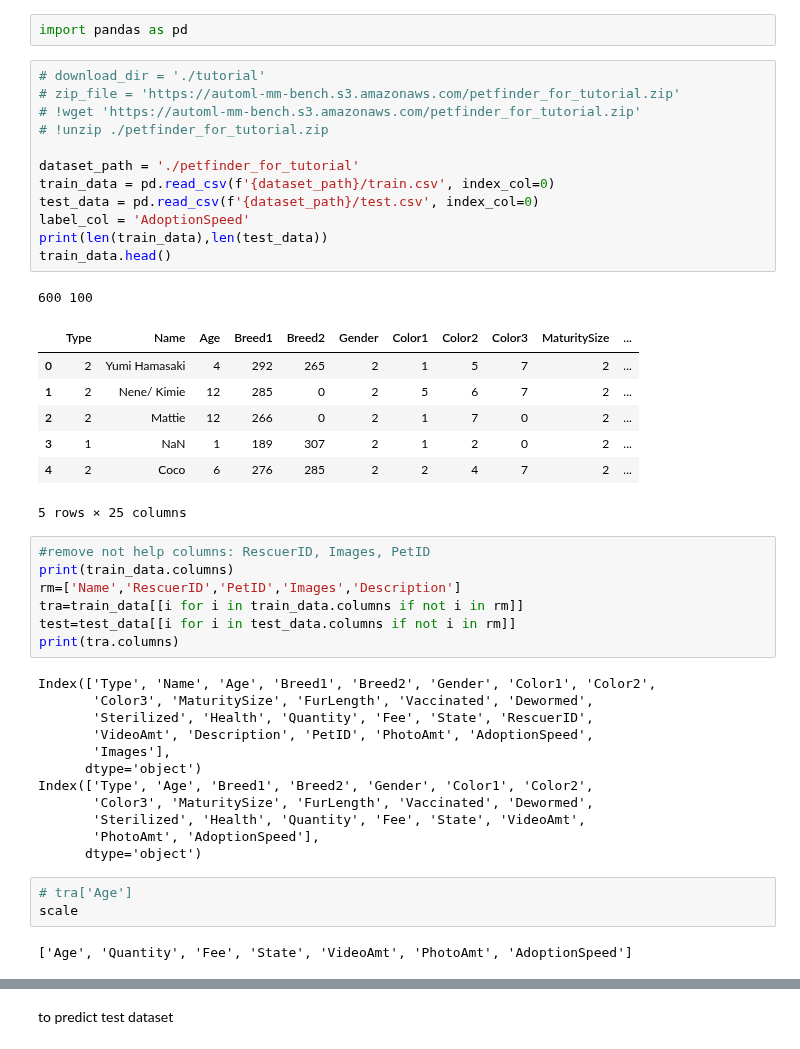
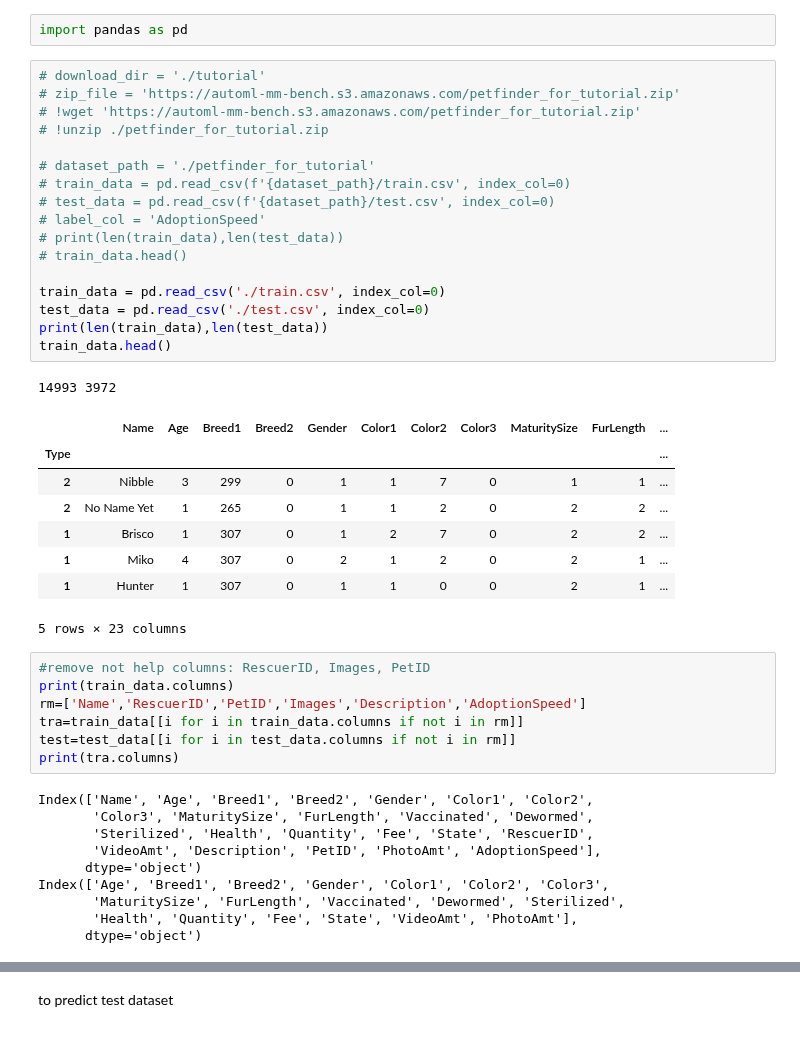
Before and after one commit to zhe0/prac, a Jupyter notebook: pyspark_clusteringOnNumericalAndVector.ipynb, the cells around one changed output, grey strips where cells are left out. Cells and saved outputs as stored; diff of their text form.

```diff
--- a/pyspark_clusteringOnNumericalAndVector.ipynb
+++ b/pyspark_clusteringOnNumericalAndVector.ipynb
@@ -111,48 +112,47 @@ import pandas as pd
 # %%
 # download_dir = './tutorial'
 # zip_file = 'https://automl-mm-bench.s3.amazonaws.com/petfinder_for_tutorial.zip'
 # !wget 'https://automl-mm-bench.s3.amazonaws.com/petfinder_for_tutorial.zip'
 # !unzip ./petfinder_for_tutorial.zip
 
-dataset_path = './petfinder_for_tutorial'
-train_data = pd.read_csv(f'{dataset_path}/train.csv', index_col=0)
-test_data = pd.read_csv(f'{dataset_path}/test.csv', index_col=0)
-label_col = 'AdoptionSpeed'
+# dataset_path = './petfinder_for_tutorial'
+# train_data = pd.read_csv(f'{dataset_path}/train.csv', index_col=0)
+# test_data = pd.read_csv(f'{dataset_path}/test.csv', index_col=0)
+# label_col = 'AdoptionSpeed'
+# print(len(train_data),len(test_data))
+# train_data.head()
+
+train_data = pd.read_csv('./train.csv', index_col=0)
+test_data = pd.read_csv('./test.csv', index_col=0)
 print(len(train_data),len(test_data))
 train_data.head()
 # %% [output]
-600 100
+14993 3972
-|  | Type | Name | Age | Breed1 | Breed2 | Gender | Color1 | Color2 | Color3 | MaturitySize | ... |
-| 0 | 2 | Yumi Hamasaki | 4 | 292 | 265 | 2 | 1 | 5 | 7 | 2 | ... |
-| 1 | 2 | Nene/ Kimie | 12 | 285 | 0 | 2 | 5 | 6 | 7 | 2 | ... |
-| 2 | 2 | Mattie | 12 | 266 | 0 | 2 | 1 | 7 | 0 | 2 | ... |
-| 3 | 1 | NaN | 1 | 189 | 307 | 2 | 1 | 2 | 0 | 2 | ... |
-| 4 | 2 | Coco | 6 | 276 | 285 | 2 | 2 | 4 | 7 | 2 | ... |
+|  | Name | Age | Breed1 | Breed2 | Gender | Color1 | Color2 | Color3 | MaturitySize | FurLength | ... |
+| Type |  |  |  |  |  |  |  |  |  |  | ... |
+| 2 | Nibble | 3 | 299 | 0 | 1 | 1 | 7 | 0 | 1 | 1 | ... |
+| 2 | No Name Yet | 1 | 265 | 0 | 1 | 1 | 2 | 0 | 2 | 2 | ... |
+| 1 | Brisco | 1 | 307 | 0 | 1 | 2 | 7 | 0 | 2 | 2 | ... |
+| 1 | Miko | 4 | 307 | 0 | 2 | 1 | 2 | 0 | 2 | 1 | ... |
+| 1 | Hunter | 1 | 307 | 0 | 1 | 1 | 0 | 0 | 2 | 1 | ... |
-5 rows × 25 columns
+5 rows × 23 columns
 # %%
 #remove not help columns: RescuerID, Images, PetID
 print(train_data.columns)
-rm=['Name','RescuerID','PetID','Images','Description']
+rm=['Name','RescuerID','PetID','Images','Description','AdoptionSpeed']
 tra=train_data[[i for i in train_data.columns if not i in rm]]
 test=test_data[[i for i in test_data.columns if not i in rm]]
 print(tra.columns)
 # %% [output]
-Index(['Type', 'Name', 'Age', 'Breed1', 'Breed2', 'Gender', 'Color1', 'Color2',
+Index(['Name', 'Age', 'Breed1', 'Breed2', 'Gender', 'Color1', 'Color2',
        'Color3', 'MaturitySize', 'FurLength', 'Vaccinated', 'Dewormed',
        'Sterilized', 'Health', 'Quantity', 'Fee', 'State', 'RescuerID',
-       'VideoAmt', 'Description', 'PetID', 'PhotoAmt', 'AdoptionSpeed',
-       'Images'],
+       'VideoAmt', 'Description', 'PetID', 'PhotoAmt', 'AdoptionSpeed'],
       dtype='object')
-Index(['Type', 'Age', 'Breed1', 'Breed2', 'Gender', 'Color1', 'Color2',
-       'Color3', 'MaturitySize', 'FurLength', 'Vaccinated', 'Dewormed',
-       'Sterilized', 'Health', 'Quantity', 'Fee', 'State', 'VideoAmt',
-       'PhotoAmt', 'AdoptionSpeed'],
+Index(['Age', 'Breed1', 'Breed2', 'Gender', 'Color1', 'Color2', 'Color3',
+       'MaturitySize', 'FurLength', 'Vaccinated', 'Dewormed', 'Sterilized',
+       'Health', 'Quantity', 'Fee', 'State', 'VideoAmt', 'PhotoAmt'],
       dtype='object')
-# %%
-# tra['Age']
-scale
-# %% [output]
-['Age', 'Quantity', 'Fee', 'State', 'VideoAmt', 'PhotoAmt', 'AdoptionSpeed']
 # %%
 # data = [
 #     (1.0, Vectors.dense(3.0, 4.0), "a"),
```
Also changed, not shown: parts of 4 cells of this notebook.
